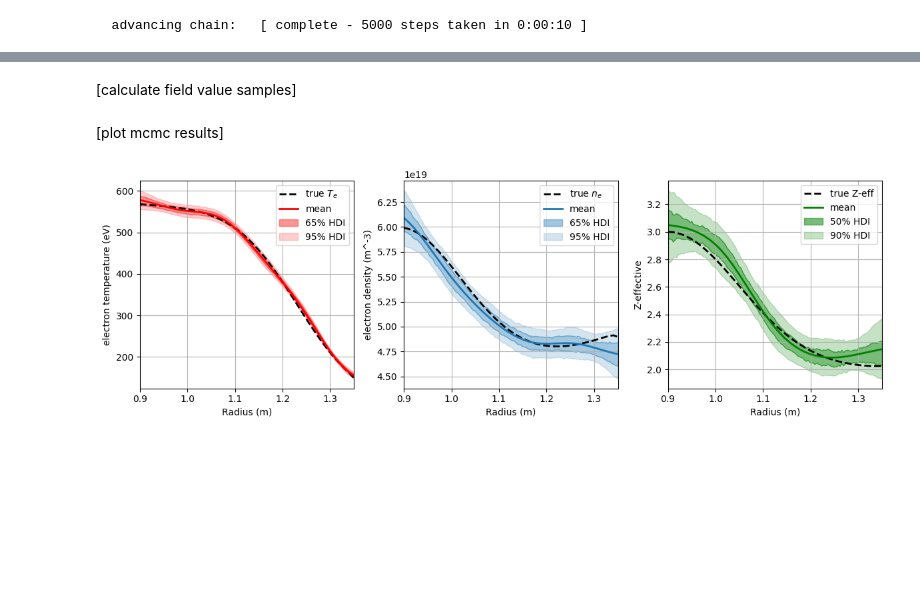
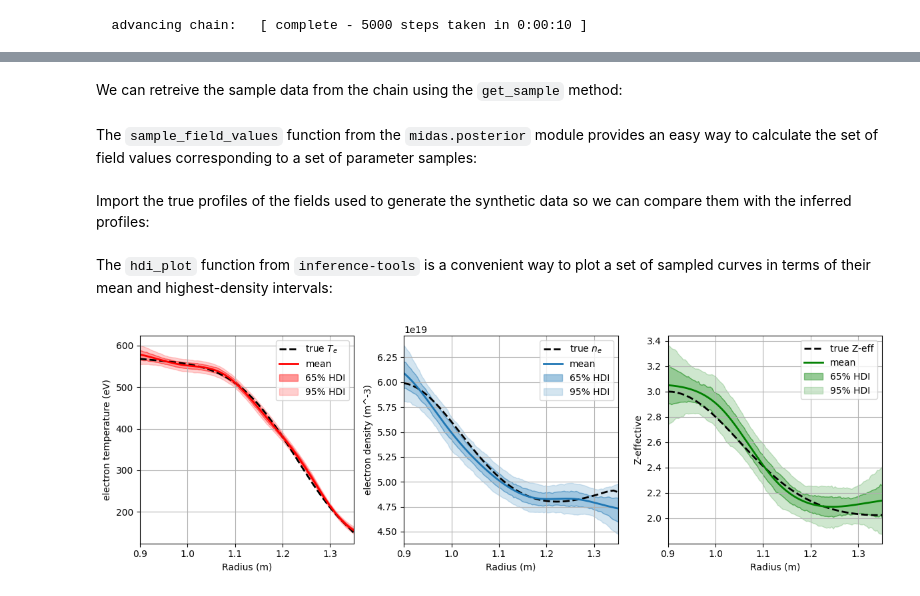
Before and after one commit to C-bowman/midas-examples, a Jupyter notebook: z-eff/z_effective_inference.ipynb, the cells around one changed output, grey strips where cells are left out. Cells and saved outputs as stored; diff of their text form; code cells hidden in the pictures; blank space fills up the shorter version.

```diff
--- a/z-eff/z_effective_inference.ipynb
+++ b/z-eff/z_effective_inference.ipynb
@@ -370,5 +446,7 @@ chain.plot_diagnostics(burn=500)
+# %% [markdown]
+We can retreive the sample data from the chain using the `get_sample` method:
 # %%
 sample = chain.get_sample(burn=500, thin=1)
 # %% [markdown]
-[calculate field value samples]
+The `sample_field_values` function from the `midas.posterior` module provides an easy way to calculate the set of field values corresponding to a set of parameter samples:
 # %%
@@ -389,42 +469,44 @@ z_eff_profiles = posterior.sample_field_values(
     field_request=FieldRequest("z_eff", coordinates={"radius": profile_axis}),
 )
 # %% [markdown]
-[plot mcmc results]
+Import the true profiles of the fields used to generate the synthetic data so we can compare them with the inferred profiles:
 # %%
 from example_data import true_z_eff_profile, true_te_profile, true_ne_profile
-from inference.plotting import hdi_plot
-
-
-fig = plt.figure(figsize=(12, 4))
-ax1 = fig.add_subplot(1, 3, 1)
-ax2 = fig.add_subplot(1, 3, 2)
-ax3 = fig.add_subplot(1, 3, 3)
-
-ax1.plot(measurement_radius, true_te_profile, lw=2, color="black", ls="dashed", label=r"true $T_e$")
-hdi_plot(profile_axis, te_profiles, axis=ax1, color="red")
-ax1.set_xlabel("Radius (m)")
-ax1.set_ylabel("electron temperature (eV)")
-ax1.set_xlim([0.9, 1.35])
-ax1.grid()
-ax1.legend()
-
-ax2.plot(measurement_radius, true_ne_profile, lw=2, color="black", ls="dashed", label=r"true $n_e$")
-hdi_plot(profile_axis, ne_profiles, axis=ax2, color="C0")
-ax2.set_xlabel("Radius (m)")
-ax2.set_ylabel("electron density (m^-3)")
-ax2.set_xlim([0.9, 1.35])
-ax2.grid()
-ax2.legend()
-
-ax3.plot(measurement_radius, true_z_eff_profile, lw=2, color="black", ls="dashed", label="true Z-eff")
-hdi_plot(profile_axis, z_eff_profiles, axis=ax3, color="green", intervals=[0.9, 0.5])
-ax3.set_xlabel("Radius (m)")
-ax3.set_ylabel("Z-effective")
-ax3.set_xlim([0.9, 1.35])
-ax3.grid()
-ax3.legend()
-
-plt.tight_layout()
-plt.show()
-# %% [output]
-[figure, removed]
+# %% [markdown]
+The `hdi_plot` function from `inference-tools` is a convenient way to plot a set of sampled curves in terms of their mean and highest-density intervals:
+# %%
+from inference.plotting import hdi_plot
+
+fig = plt.figure(figsize=(12, 4))
+ax1 = fig.add_subplot(1, 3, 1)
+ax2 = fig.add_subplot(1, 3, 2)
+ax3 = fig.add_subplot(1, 3, 3)
+
+ax1.plot(measurement_radius, true_te_profile, lw=2, color="black", ls="dashed", label=r"true $T_e$")
+hdi_plot(profile_axis, te_profiles, axis=ax1, color="red")
+ax1.set_xlabel("Radius (m)")
+ax1.set_ylabel("electron temperature (eV)")
+ax1.set_xlim([0.9, 1.35])
+ax1.grid()
+ax1.legend()
+
+ax2.plot(measurement_radius, true_ne_profile, lw=2, color="black", ls="dashed", label=r"true $n_e$")
+hdi_plot(profile_axis, ne_profiles, axis=ax2, color="C0")
+ax2.set_xlabel("Radius (m)")
+ax2.set_ylabel("electron density (m^-3)")
+ax2.set_xlim([0.9, 1.35])
+ax2.grid()
+ax2.legend()
+
+ax3.plot(measurement_radius, true_z_eff_profile, lw=2, color="black", ls="dashed", label="true Z-eff")
+hdi_plot(profile_axis, z_eff_profiles, axis=ax3, color="green")
+ax3.set_xlabel("Radius (m)")
+ax3.set_ylabel("Z-effective")
+ax3.set_xlim([0.9, 1.35])
+ax3.grid()
+ax3.legend()
+
+plt.tight_layout()
+plt.show()
+# %% [output]
+[figure, added]
```
Also changed, not shown: parts of 41 cells of this notebook.
